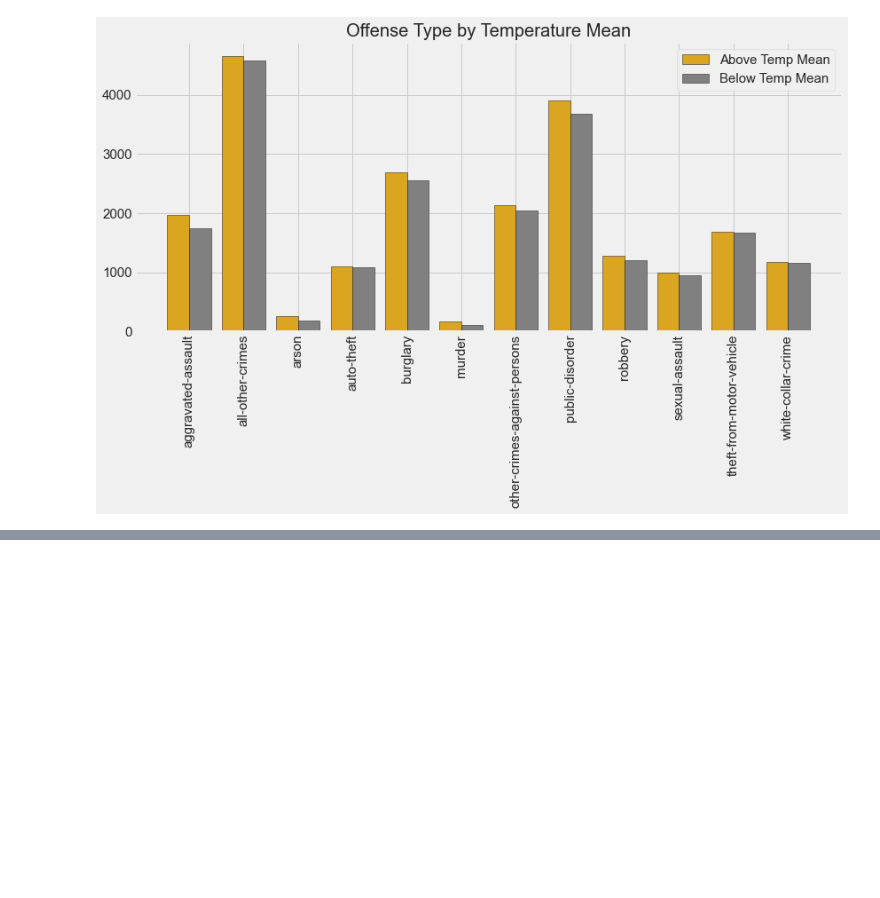
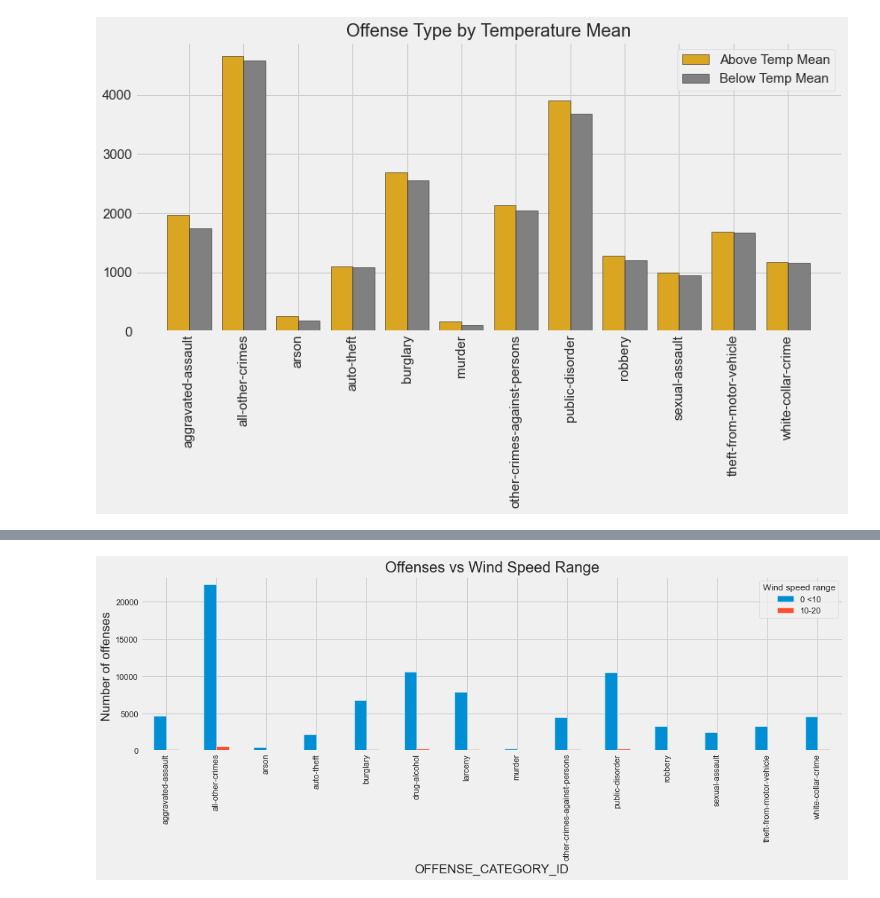
Before and after one commit to mnolker/Criminal_Weather_Denver, a Jupyter notebook: criminal_weather_merged.ipynb, the cells around one changed output, grey strips where cells are left out. Cells and saved outputs as stored; diff of their text form; code cells hidden in the pictures; blank space fills up the shorter version.

```diff
--- a/criminal_weather_merged.ipynb
+++ b/criminal_weather_merged.ipynb
@@ -362,14 +358,16 @@ plt.savefig('graphs/Bar_Cloud_cover_range.png')
 # %%
 bins=[0,10,20]
 label_group=["0 <10","10-20"]
 crime_weather_merge["Wind speed range"]=pd.cut(crime_weather_merge["Wind Speed(Miles)"],bins,labels=label_group,include_lowest=True)
 crime_wind_speed_pivot=crime_weather_merge.pivot_table(index="Wind speed range", columns = 'OFFENSE_CATEGORY_ID', values ='INCIDENT_ID', aggfunc='count')
 
 ax = crime_wind_speed_pivot.T.plot(kind='bar')
 ylab = ax.set_ylabel('Number of offenses ')
 ax.plot(figsize=(20,10))
-ax.title("Offenses vs Wind Speed Range")
+plt.title("Offenses vs Wind Speed Range")
 plt.savefig('graphs/Bar_Wind_speed_range.png')
+# %% [output]
+[figure, added]
 # %%
 cols_plot = ['total_offenses', 'Avg temperature (F)','Precip Inches','Cloud Cover', 'Wind Speed(Miles)']
 axes = criminal_weather_merged[cols_plot].plot(marker='.', alpha=0.5, linestyle='None', figsize=(15, 12), subplots=True)
```
Also changed, not shown: parts of 10 cells of this notebook, 9 other files.
